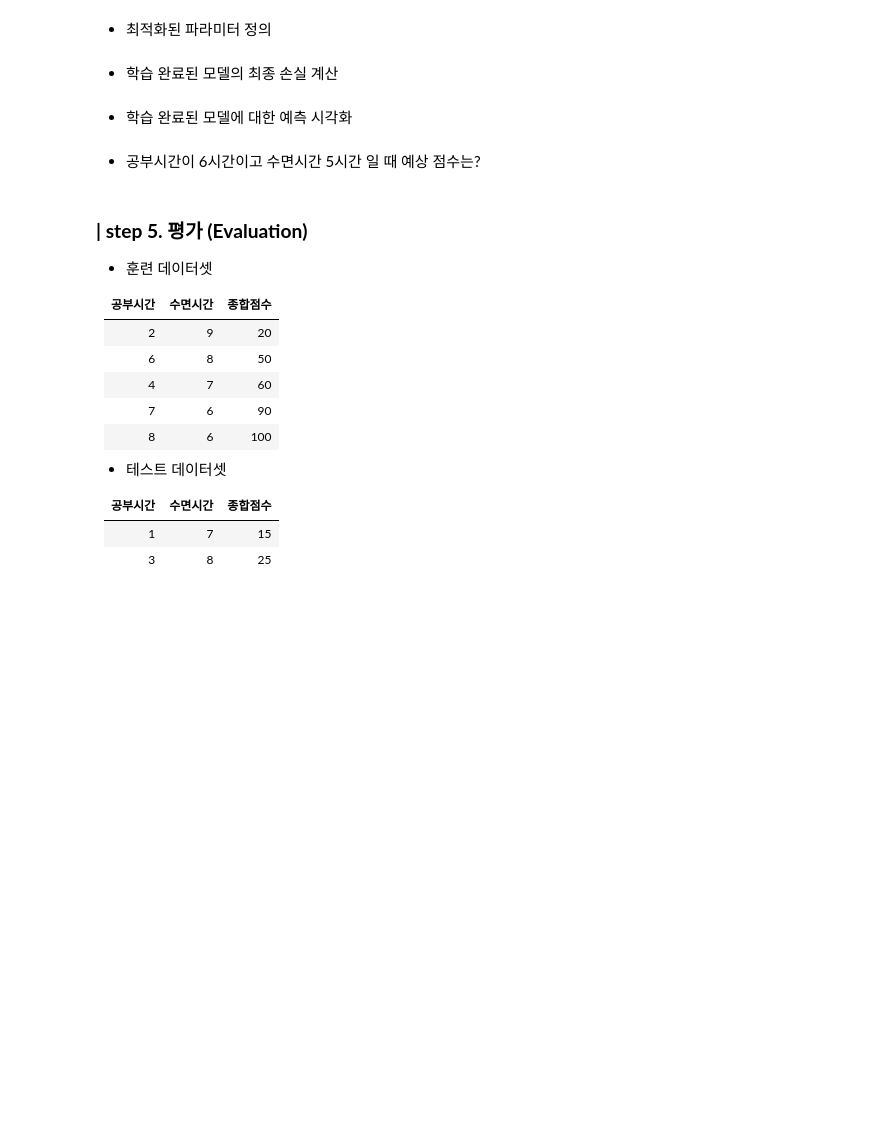
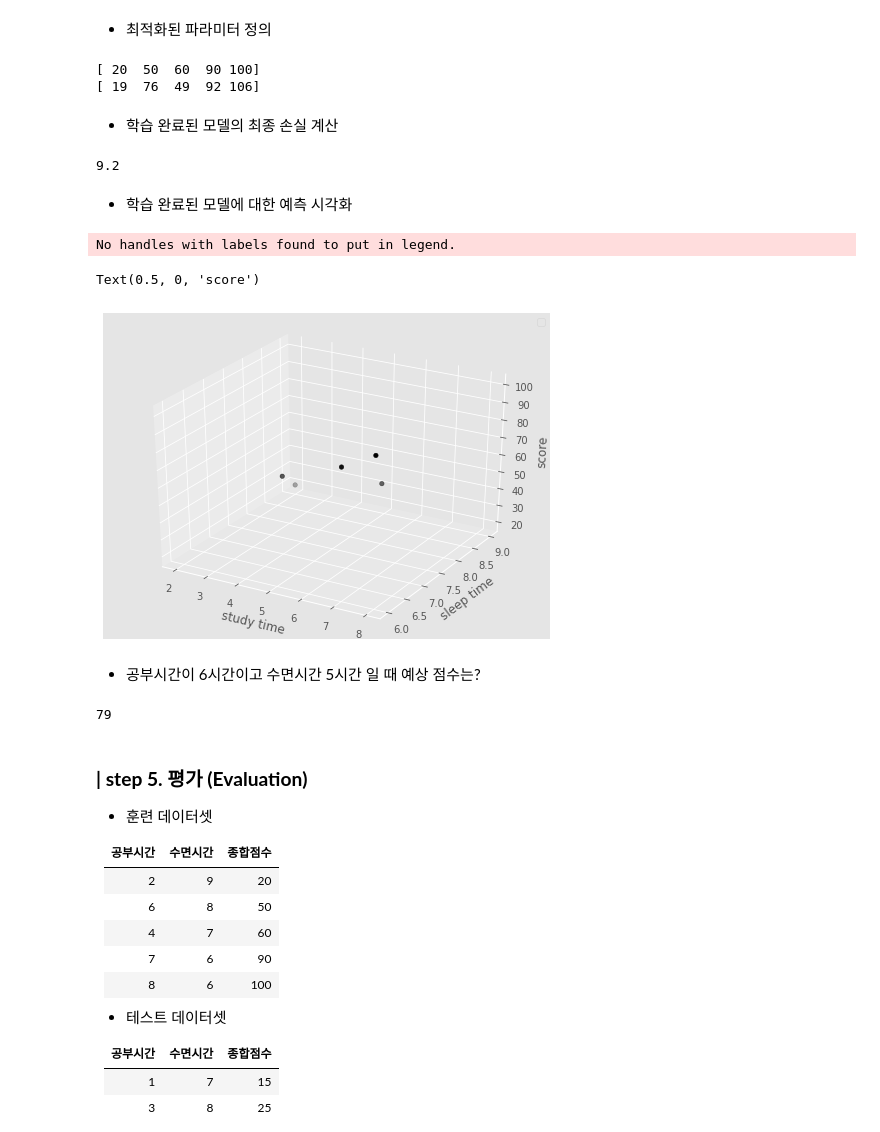
Before and after one commit to GETHUB55/SkillTreePython-DataAnalysis, a Jupyter notebook: ch05_03_기초모델구현_회귀모델맛보기.ipynb, the cells around one changed output. Cells and saved outputs as stored; diff of their text form; code cells hidden in the pictures; blank space fills up the shorter version.

```diff
--- a/ch05_03_기초모델구현_회귀모델맛보기.ipynb
+++ b/ch05_03_기초모델구현_회귀모델맛보기.ipynb
@@ -334,12 +392,47 @@ error: 51.4
 ### **| step 4. 예측 (Prediction)**
 # %% [markdown]
 * 최적화된 파라미터 정의
+# %%
+w_vec_=np.array([14,-1])
+y_pred = model2(x, w_vec = w_vec_)
+print(y)
+print(y_pred)
+# %% [output]
+[ 20  50  60  90 100]
+[ 19  76  49  92 106]
 # %% [markdown]
 * 학습 완료된 모델의 최종 손실 계산
+# %%
+loss(y,y_pred)
+# %% [output]
+9.2
 # %% [markdown]
 * 학습 완료된 모델에 대한 예측 시각화
+# %%
+#샘플 스페이스
+fig = plt.figure(figsize = (8,6)) # 그림 전체 사이즈 설정
+ax = plt.axes(projection = '3d') # 좌표를 3d로 설정
+study_time=x[:,0]
+sleep_time=x[:,1]
+ax.scatter3D(study_time,sleep_time,y, c='k') #벡터
+
+#surf=ax.plot_surface(W1,W2,np.array(errors).reshape(21,31)) #행렬
+
+plt.legend()
+ax.set_xlabel('study time')
+ax.set_ylabel('sleep time')
+ax.set_zlabel('score')
+# %% [output]
+No handles with labels found to put in legend.
+Text(0.5, 0, 'score')
+[figure, added]
 # %% [markdown]
 * 공부시간이 6시간이고 수면시간 5시간 일 때 예상 점수는?
+# %%
+
+model2(np.array([6,5]),w_vec_)
+# %% [output]
+79
 # %% [markdown]
 ### **| step 5. 평가 (Evaluation)**
 
```
Also changed, not shown: parts of 10 cells of this notebook.
